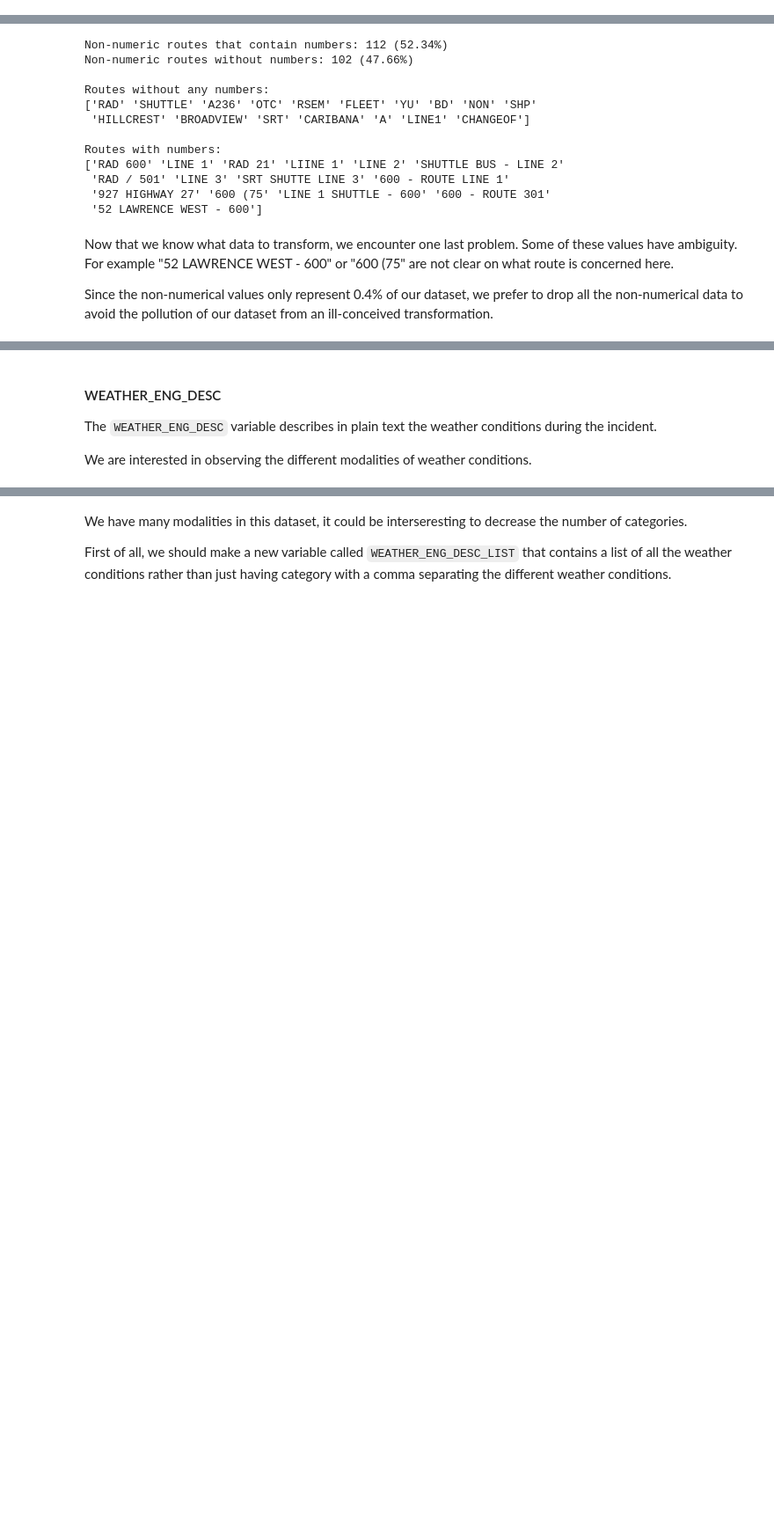
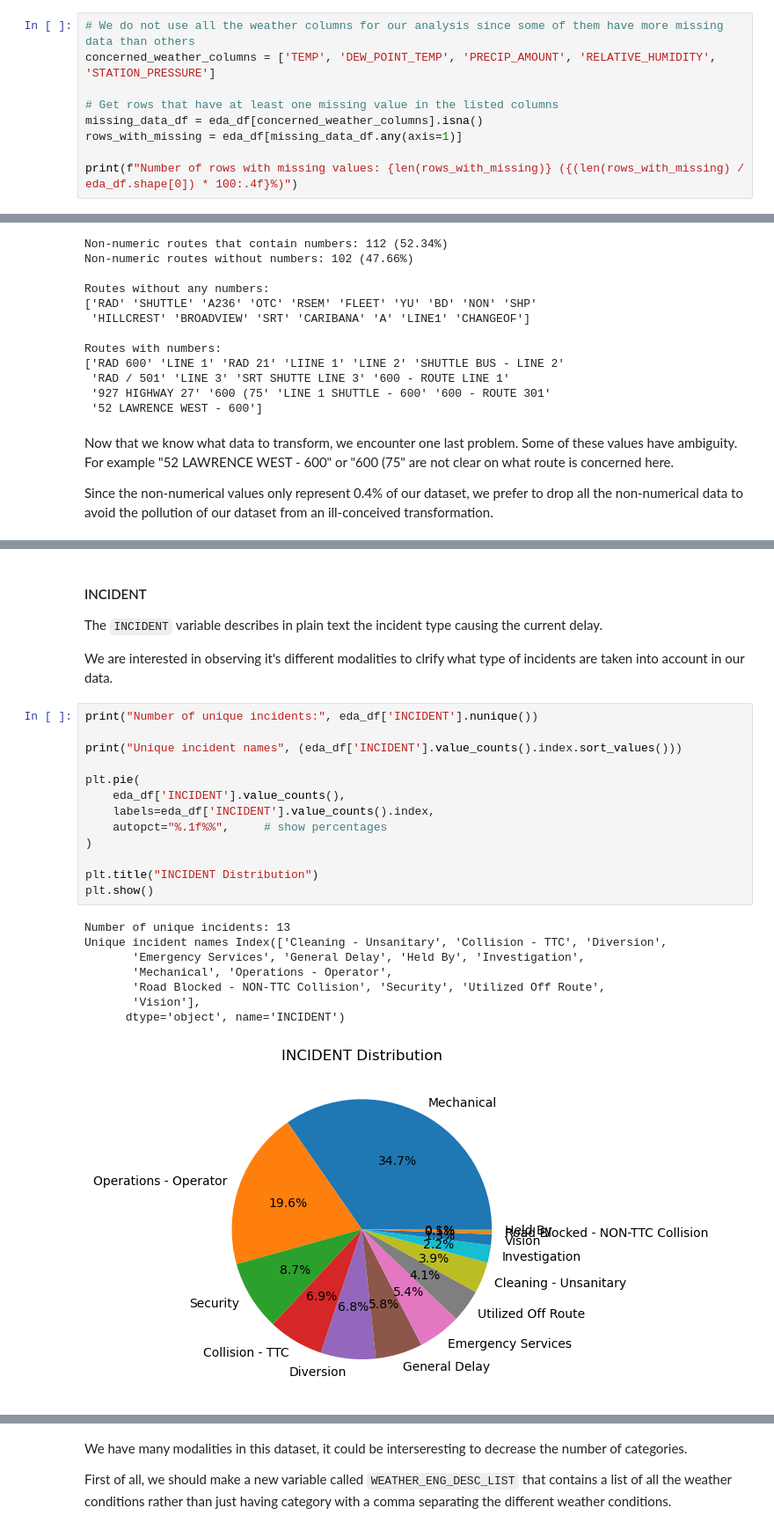
Before and after one commit to StutenEXE/utc-tz-machine-learning-toronto-bus-prediction, a Jupyter notebook: notebooks/2_eda.ipynb, the cells around one changed output, grey strips where cells are left out. Shown at 88% size. Drawn from its saved outputs; the diff is of its cells as text; blank space fills up the shorter version.

```diff
--- a/notebooks/2_eda.ipynb
+++ b/notebooks/2_eda.ipynb
@@ -205,0 +122,9 @@ Now that all the special cases are out of the way, we can analyse the missing da
+# %%
+# We do not use all the weather columns for our analysis since some of them have more missing data than others
+concerned_weather_columns = ['TEMP', 'DEW_POINT_TEMP', 'PRECIP_AMOUNT', 'RELATIVE_HUMIDITY', 'STATION_PRESSURE']
+
+# Get rows that have at least one missing value in the listed columns
+missing_data_df = eda_df[concerned_weather_columns].isna()
+rows_with_missing = eda_df[missing_data_df.any(axis=1)]
+
+print(f"Number of rows with missing values: {len(rows_with_missing)} ({(len(rows_with_missing) / eda_df.shape[0]) * 100:.4f}%)")
@@ -591,6 +592,28 @@ Shape after dropping rows with missing data: (49640, 20) / previous shape: (4985
 # %% [markdown]
-#### WEATHER_ENG_DESC
+#### INCIDENT
 
-The `WEATHER_ENG_DESC` variable describes in plain text the weather conditions during the incident.
+The `INCIDENT` variable describes in plain text the incident type causing the current delay.
 
-We are interested in observing the different modalities of weather conditions.
+We are interested in observing it's different modalities to clrify what type of incidents are taken into account in our data.
+# %%
+print("Number of unique incidents:", eda_df['INCIDENT'].nunique())
+
+print("Unique incident names", (eda_df['INCIDENT'].value_counts().index.sort_values()))
+
+plt.pie(
+    eda_df['INCIDENT'].value_counts(),
+    labels=eda_df['INCIDENT'].value_counts().index,
+    autopct="%.1f%%",     # show percentages
+)
+
+plt.title("INCIDENT Distribution")
+plt.show()
+# %% [output]
+Number of unique incidents: 13
+Unique incident names Index(['Cleaning - Unsanitary', 'Collision - TTC', 'Diversion',
+       'Emergency Services', 'General Delay', 'Held By', 'Investigation',
+       'Mechanical', 'Operations - Operator',
+       'Road Blocked - NON-TTC Collision', 'Security', 'Utilized Off Route',
+       'Vision'],
+      dtype='object', name='INCIDENT')
+[figure, added]
```
Also changed, not shown: parts of 75 cells of this notebook, 19 other files.
